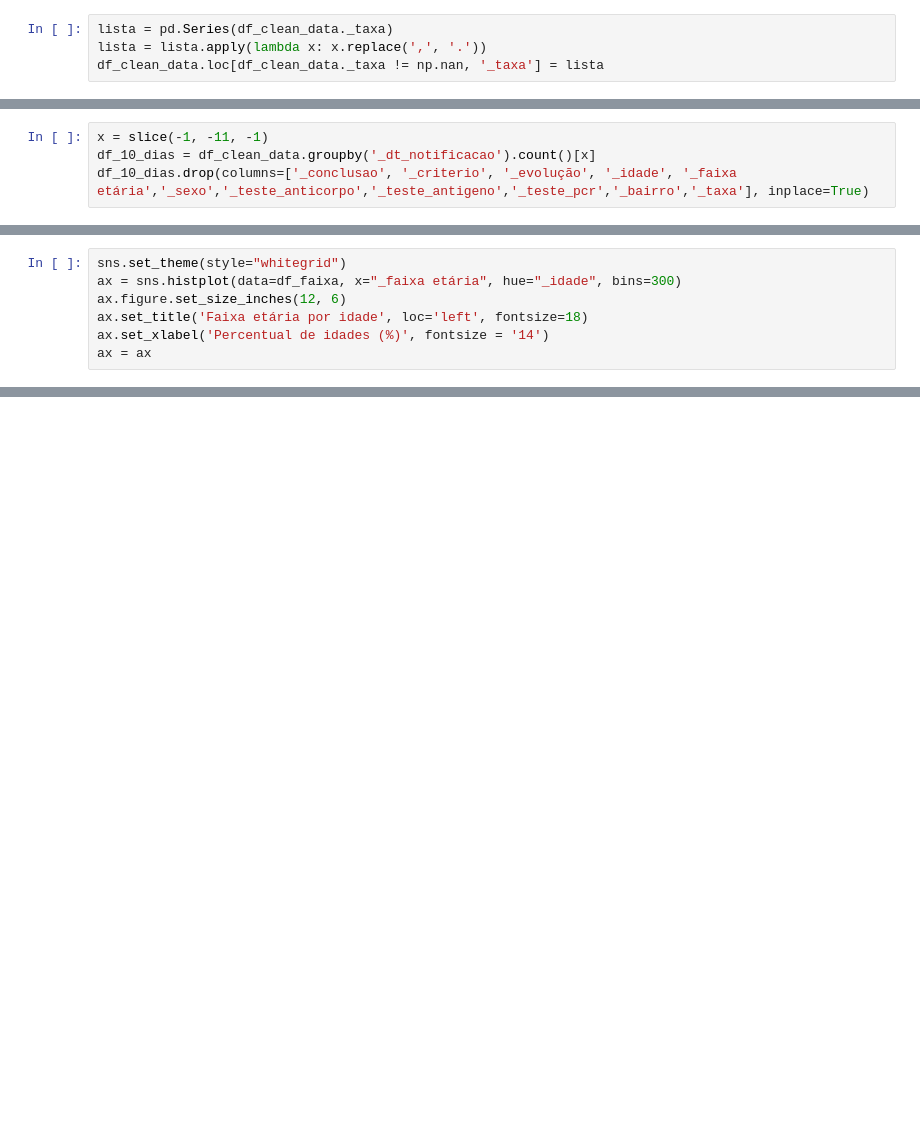
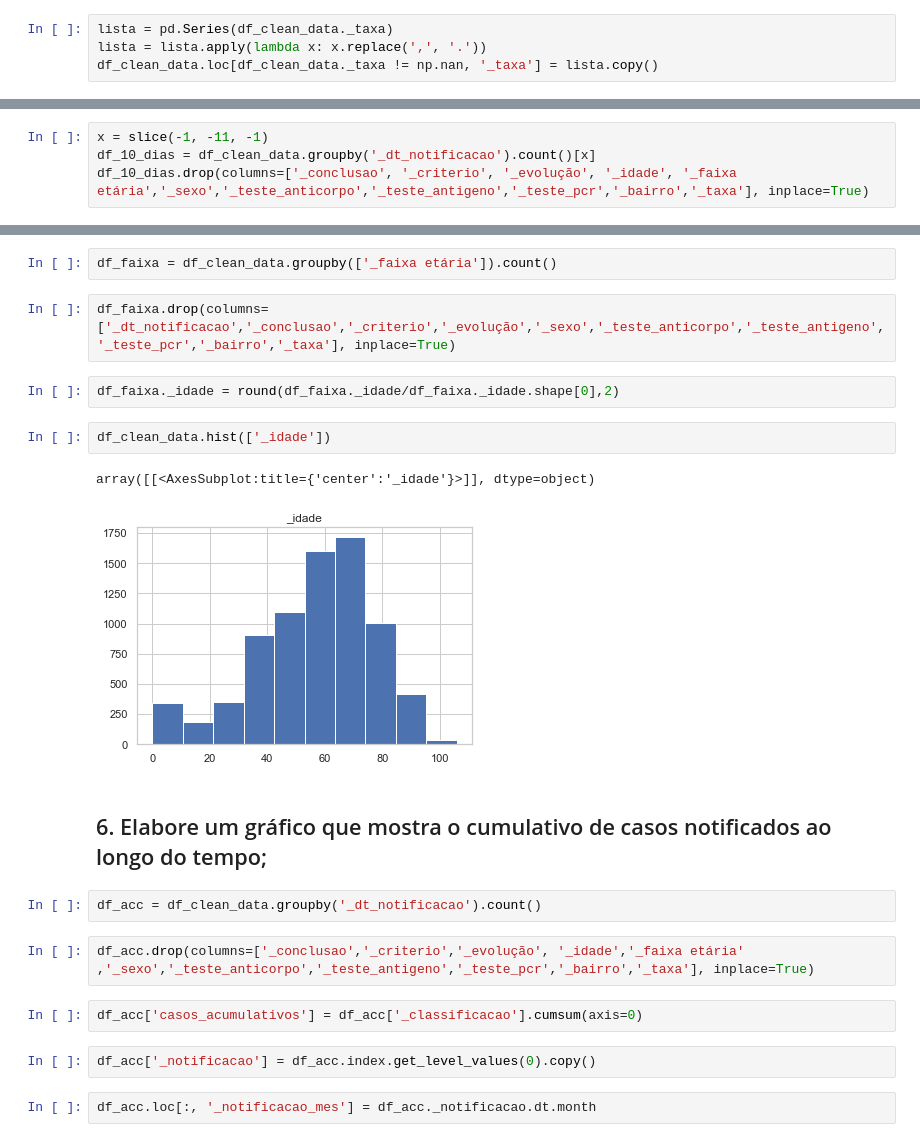
Before and after one commit to thiagos98/data-analysis-manaus, a Jupyter notebook: main.ipynb, the cells around one changed output, grey strips where cells are left out. Saved outputs shown, nothing was run; the diff lists cells and outputs as text; blank space fills up the shorter version.

```diff
--- a/main.ipynb
+++ b/main.ipynb
@@ -275,7 +257,7 @@ Teste PCR: 95.75%.
 # %%
 lista = pd.Series(df_clean_data._taxa)
 lista = lista.apply(lambda x: x.replace(',', '.'))
-df_clean_data.loc[df_clean_data._taxa != np.nan, '_taxa'] = lista
+df_clean_data.loc[df_clean_data._taxa != np.nan, '_taxa'] = lista.copy()
 # %% [output]
 A value is trying to be set on a copy of a slice from a DataFrame.
 Try using .loc[row_indexer,col_indexer] = value instead
@@ -464,7 +395,0 @@ df_faixa._idade = round(df_faixa._idade/df_faixa._idade.shape[0],2)
-# %%
-sns.set_theme(style="whitegrid")
-ax = sns.histplot(data=df_faixa, x="_faixa etária", hue="_idade", bins=300)
-ax.figure.set_size_inches(12, 6)
-ax.set_title('Faixa etária por idade', loc='left', fontsize=18)
-ax.set_xlabel('Percentual de idades (%)', fontsize = '14')
-ax = ax
@@ -495,0 +432,23 @@ ax = ax
+# %%
+df_faixa = df_clean_data.groupby(['_faixa etária']).count()
+# %%
+df_faixa.drop(columns=['_dt_notificacao','_conclusao','_criterio','_evolução','_sexo','_teste_anticorpo','_teste_antigeno','_teste_pcr','_bairro','_taxa'], inplace=True)
+# %%
+df_faixa._idade = round(df_faixa._idade/df_faixa._idade.shape[0],2)
+# %%
+df_clean_data.hist(['_idade'])
+# %% [output]
+array([[<AxesSubplot:title={'center':'_idade'}>]], dtype=object)
+[figure, added]
+# %% [markdown]
+## 6. Elabore um gráfico que mostra o cumulativo de casos notificados ao longo do tempo;
+# %%
+df_acc = df_clean_data.groupby('_dt_notificacao').count()
+# %%
+df_acc.drop(columns=['_conclusao','_criterio','_evolução', '_idade','_faixa etária' ,'_sexo','_teste_anticorpo','_teste_antigeno','_teste_pcr','_bairro','_taxa'], inplace=True)
+# %%
+df_acc['casos_acumulativos'] = df_acc['_classificacao'].cumsum(axis=0)
+# %%
+df_acc['_notificacao'] = df_acc.index.get_level_values(0).copy()
+# %%
+df_acc.loc[:, '_notificacao_mes'] = df_acc._notificacao.dt.month
```
Also changed, not shown: parts of 56 cells of this notebook.
